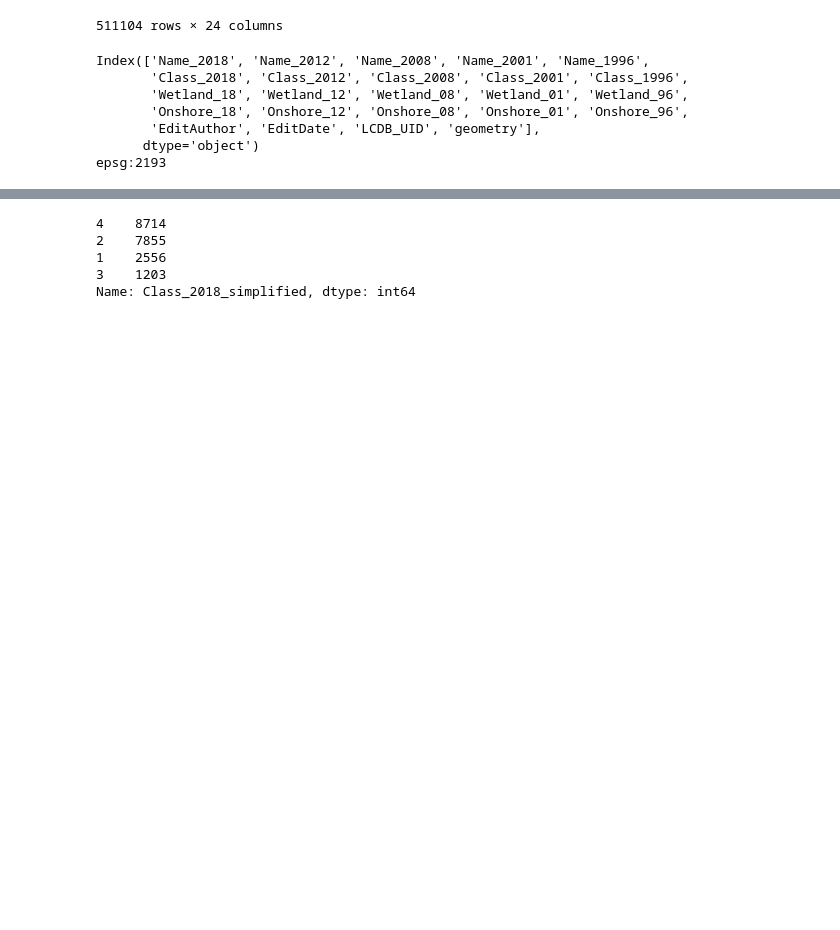
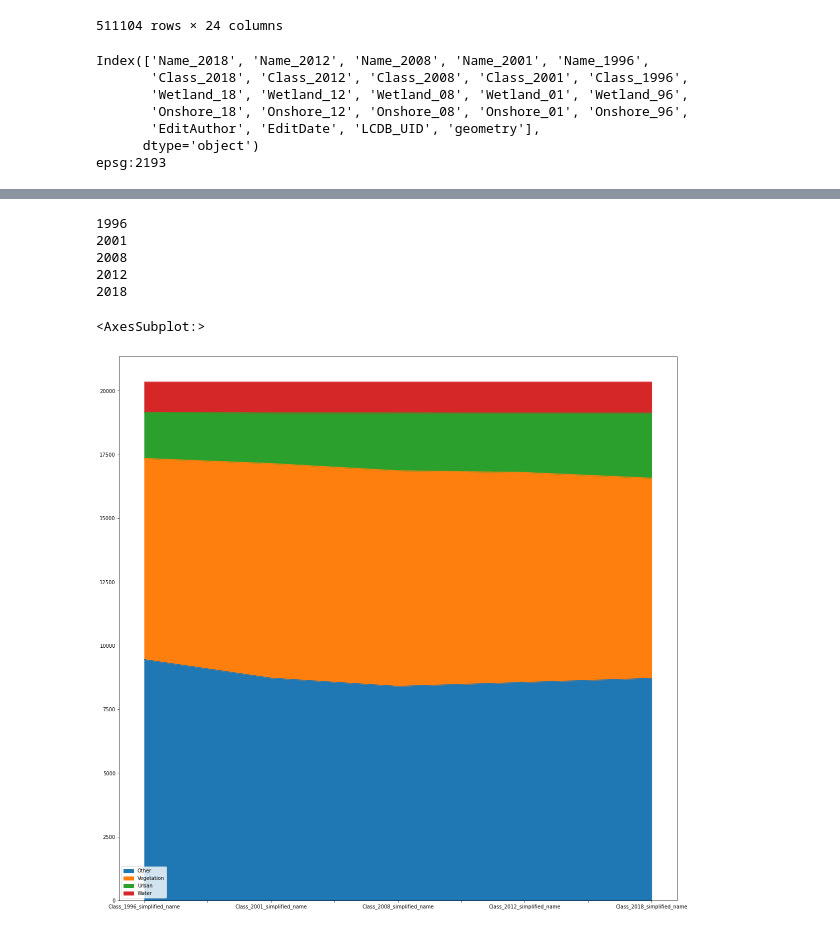
Before and after one commit to rutulUOA/land_use, a Jupyter notebook: preprocess.ipynb, the cells around one changed output, grey strips where cells are left out. Cells and saved outputs as stored; diff of their text form; code cells hidden in the pictures; blank space fills up the shorter version.

```diff
--- a/preprocess.ipynb
+++ b/preprocess.ipynb
@@ -105,20 +106,31 @@ Name: Name_2018, dtype: int64
 # %%
 def simplify_classes(code):
     if code in [1, 2, 5]:
-        return 1 # Urban
+        return 1, "Urban"
     elif code in [68,69,71]:
-        return 2 # Vegetation
+        return 2, "Vegetation"
     elif code in [0,20,21,22,45,46]:
-        return 3 # Water
+        return 3, "Water"
     else:
-        return 4 # Other
+        return 4, "Other"
 
-df["Class_2018_simplified"] = df.Class_2018.apply(simplify_classes)
-df["Class_2018_simplified"].value_counts()
+summary = []
+years = [1996, 2001, 2008, 2012, 2018]
+for year in years:
+    print(year)
+    class_year = f"Class_{year}"
+    df[class_year + "_simplified_code"] = df[class_year].apply(lambda c: simplify_classes(c)[0])
+    df[class_year + "_simplified_name"] = df[class_year].apply(lambda c: simplify_classes(c)[1])
+    summary.append(df[class_year + "_simplified_name"].value_counts())
 # %% [output]
-4    8714
-2    7855
-1    2556
-3    1203
-Name: Class_2018_simplified, dtype: int64
+1996
+2001
+2008
+2012
+2018
+# %%
+pd.GeoDataFrame(summary).plot.area()
+# %% [output]
+<AxesSubplot:>
+[figure, added]
 # %%
```
Also changed, not shown: parts of 10 cells of this notebook, 3 other files.
